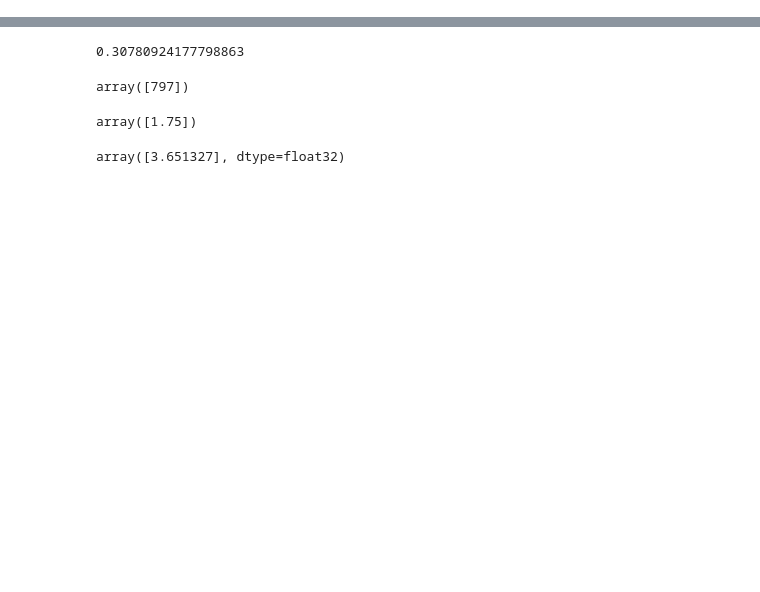
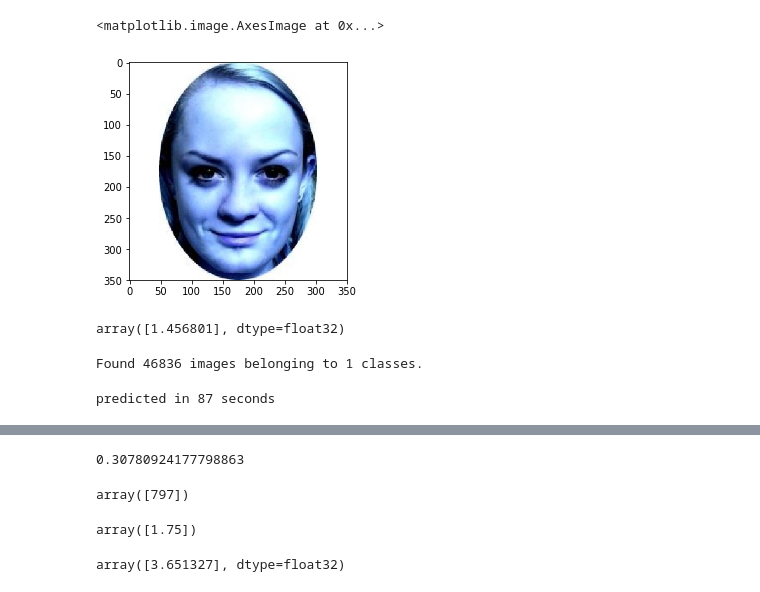
Before and after one commit to nguyenbh1507/selfie-rating, a Jupyter notebook: model.ipynb, the cells around one changed output, grey strips where cells are left out. Saved outputs shown, nothing was run; the diff lists cells and outputs as text; code cells hidden in the pictures; blank space fills up the shorter version.

```diff
--- a/model.ipynb
+++ b/model.ipynb
@@ -15,12 +0,0 @@ files = './SCUT-FBP5500_v2/train_test_files/5_folders_cross_validations_files/cr
-# %%
-with open(files, 'rt') as imgnames:
-    for line in imgnames:
-        img, score = line.strip().split(' ')
-        train_img_list.append(img)
-        y_train.append(float(score))
-# %%
-for imgname in train_img_list[:1000]:
-    img = cv2.imread(os.path.join(img_folder, imgname))
-    img = cv2.resize(img, (224,224))
-    img = np.array(img).reshape(1,224,244,3)/255.0
-    train = np.append(train, img, axis=0)
@@ -59,0 +31,17 @@ from keras.optimizers import Adam
+# %%
+def load_images(image_folder, file_name_list):
+    """
+    Load images in image_folder to a numpy array, shape = [#files, width, height, chanel]
+    Filnames are listed in `file_name_list`
+    `image_folder` should be include all files in `file_name_list`, otherwise error will raise
+    The results will include a numpy array, so this method should be used with small dataset
+    Return
+        - numpy array of images
+    """
+    img_data = []
+    for i in range(len(file_name_list)):
+        img_name = file_name_list[i]
+        img = plt.imread(os.path.join(image_folder, img_name))
+        img_data.append(img)
+
+    return np.array(img_data)
@@ -59,0 +62,7 @@ from keras.optimizers import Adam
+# %%
+# dataset
+image_folder = './SCUT-FBP5500_v2/Images'
+scoring_file = './SCUT-FBP5500_v2/train_test_files/All_labels.txt'
+
+file_name_list, file_name_indices, scores = load_file_list(scoring_file)
+images = load_images(image_folder, file_name_list)
@@ -59,0 +242,9 @@ from keras.optimizers import Adam
+# %%
+plt.imshow(images[2948])
+# %% [output]
+<matplotlib.image.AxesImage at 0x...>
+[figure, added]
+# %%
+model.predict(X_train)[2861]
+# %% [output]
+array([1.456801], dtype=float32)
@@ -59,0 +256,18 @@ from keras.optimizers import Adam
+# %%
+datagen_test = ImageDataGenerator(rescale=1./255,data_format= "channels_last")
+generator_test = \
+    datagen_test.flow_from_directory(directory='./Selfie-dataset',
+                                     class_mode=None,
+                                     target_size=(224,224),
+                                     batch_size=1024,
+                                     shuffle=False
+                                    )
+# %% [output]
+Found 46836 images belonging to 1 classes.
+# %%
+import time
+start = time.time()
+pred = model2.predict_generator(generator_test)
+print("predicted in {} seconds".format(int(time.time()-start)))
+# %% [output]
+predicted in 87 seconds
```
Also changed, not shown: parts of 48 cells of this notebook, 1 other file.
